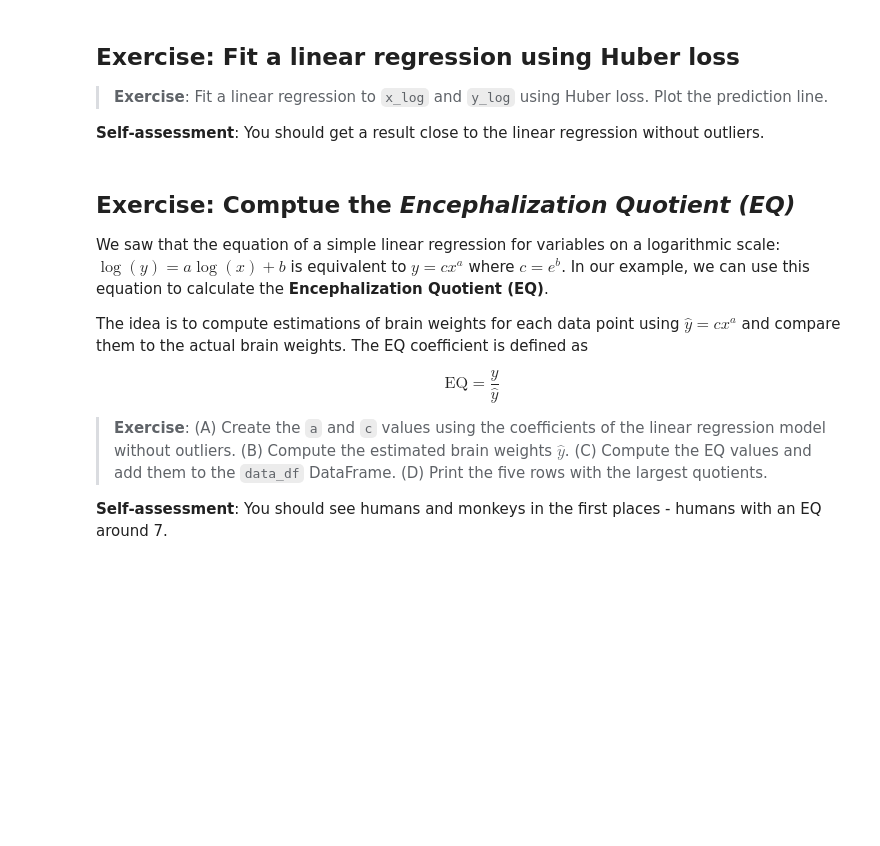
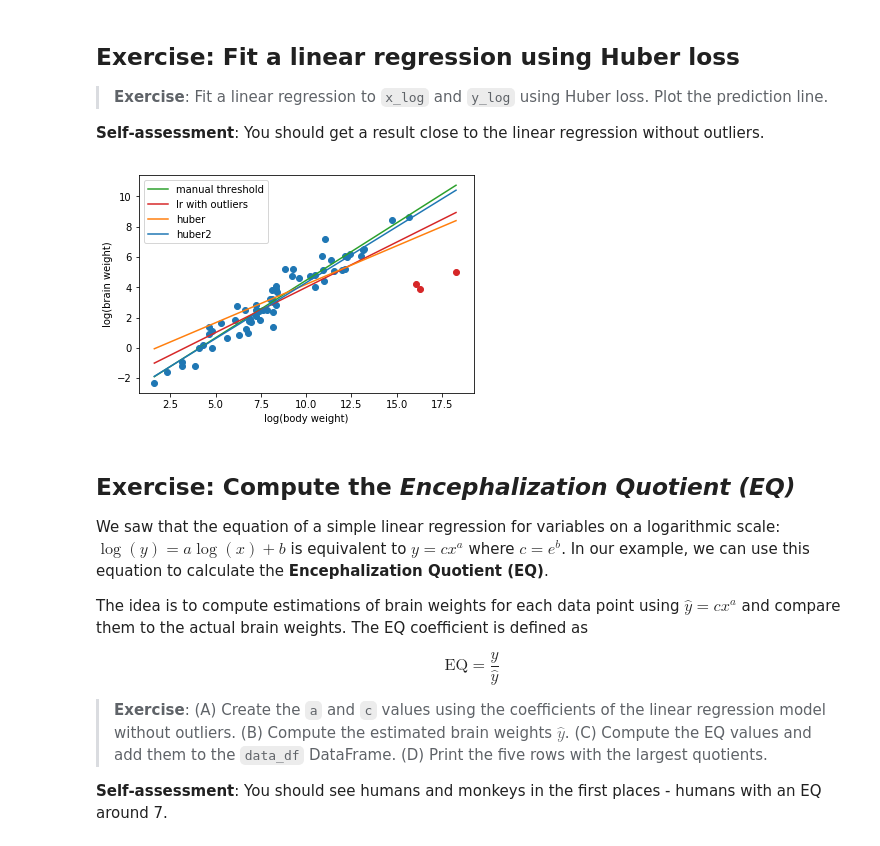
Before and after one commit to LyesOUDINACHE/EPFL-Course, a Jupyter notebook: 3-2-4 - Exercise - Body brain weights outliers.ipynb, the cells around one changed output. Drawn from its saved outputs; the diff is of its cells as text; code cells hidden in the pictures; blank space fills up the shorter version.

```diff
--- a/3-2-4 - Exercise - Body brain weights outliers.ipynb
+++ b/3-2-4 - Exercise - Body brain weights outliers.ipynb
@@ -51,5 +78,29 @@ Exercise: Fit a linear regression using Huber loss
+# %%
+# Fit a linear regression using Huber loss
+lr_huber = SGDRegressor(loss='huber', penalty='none', epsilon=0.1, max_iter=10000, tol=1e-6)
+lr_huber2 = HuberRegressor(epsilon=1.1)
+# Fit the model
+lr_huber.fit(x_log[:, np.newaxis], y_log);
+lr_huber2.fit(x_log[:, np.newaxis], y_log)
+y_values_huber = lr_huber.predict(x_values[:, np.newaxis])
+y_values_huber2 = lr_huber2.predict(x_values[:, np.newaxis])
+
+# Plot the prediction line
+
+plt.scatter(x_log_wo, y_log_wo)
+plt.scatter(x_log[idx], y_log[idx], c='C3')
+plt.plot(x_values, y_values_wo, c='C2', label='manual threshold')
+plt.plot(x_values, y_values, c='C3', label='lr with outliers')
+plt.plot(x_values, y_values_huber, c='C1', label='huber')
+plt.plot(x_values, y_values_huber2, c='C0', label='huber2')
+plt.xlabel('log(body weight)')
+plt.ylabel('log(brain weight)')
+plt.legend()
+plt.show()
+# %% [output]
+[figure, added]
 # %% [markdown]
-Exercise: Comptue the *Encephalization Quotient (EQ)*
+Exercise: Compute the *Encephalization Quotient (EQ)*
 ---
 
 We saw that the equation of a simple linear regression for variables on a logarithmic scale: $\log\left(y\right)=a\log\left(x\right)+b$ is equivalent to $y=cx^{a}$ where $c=e^{b}$. In our example, we can use this equation to calculate the **Encephalization Quotient (EQ)**.
```
Also changed, not shown: parts of 8 cells of this notebook, 1 other file.
